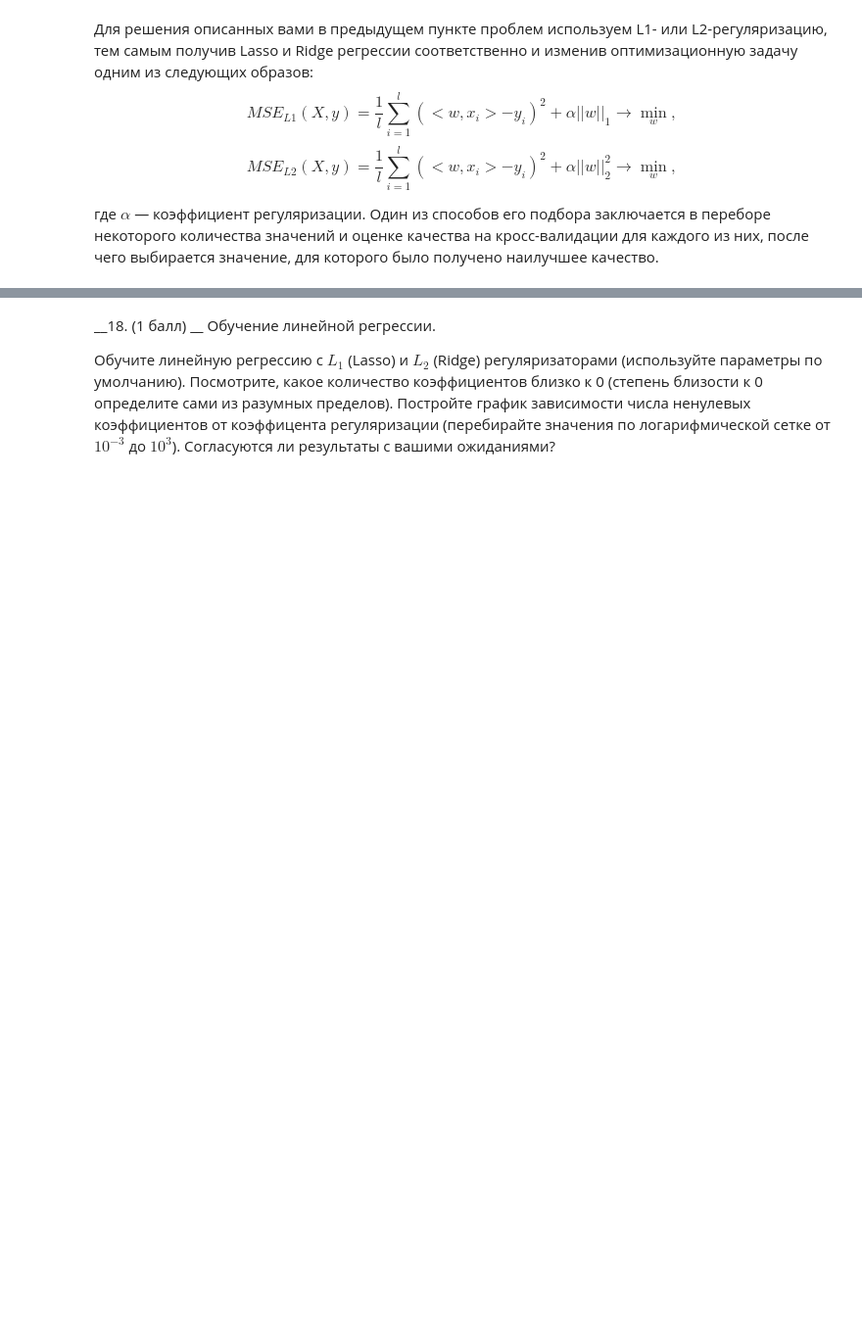
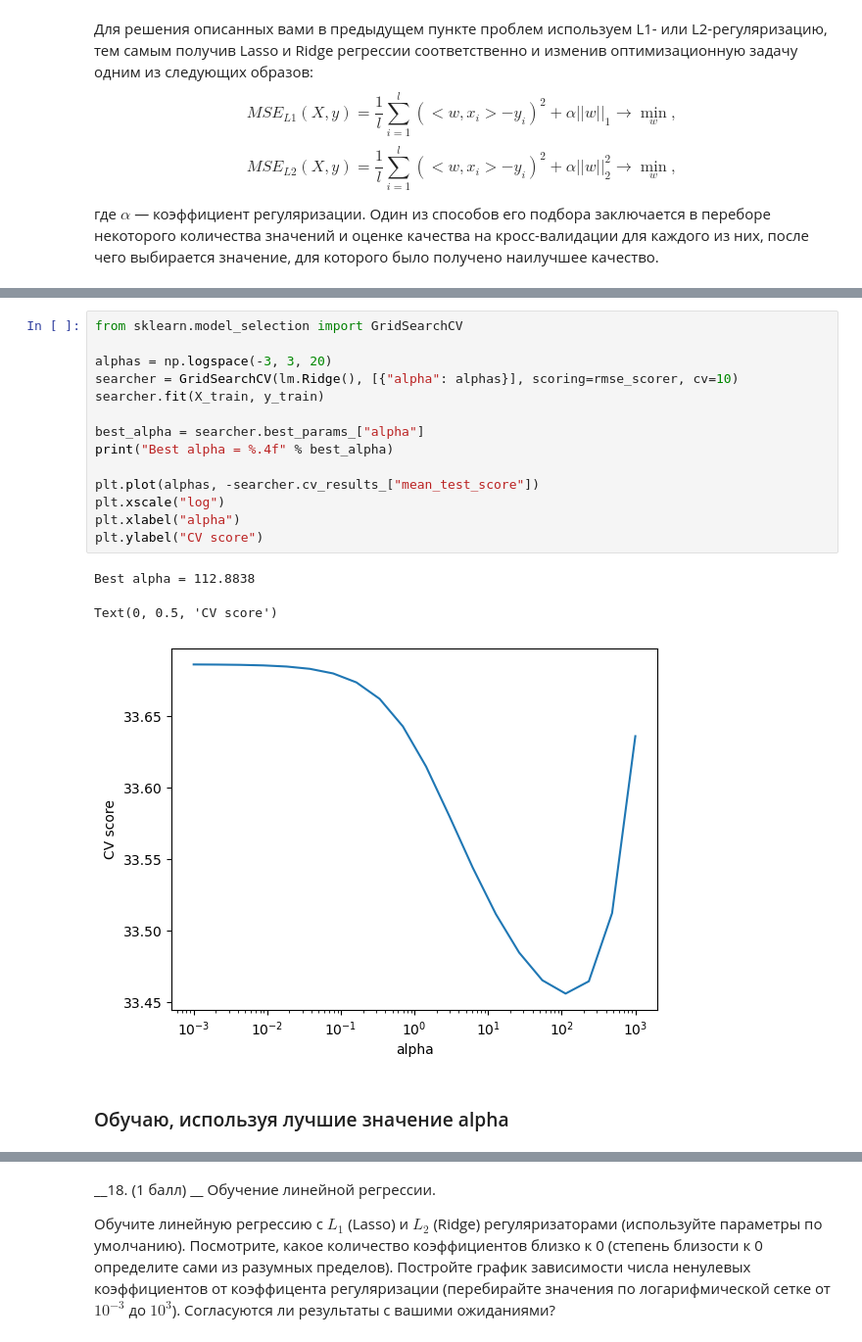
Before and after one commit to maksosKulikov/MachineLearning2023, a Jupyter notebook: homework2/homework-practice-02-linregr.ipynb, the cells around one changed output, grey strips where cells are left out. Shown at 98% size. Drawn from its saved outputs; the diff is of its cells as text; blank space fills up the shorter version.

```diff
--- a/homework2/homework-practice-02-linregr.ipynb
+++ b/homework2/homework-practice-02-linregr.ipynb
@@ -691 +728,21 @@ $$MSE_{L2}(X, y) = \frac{1}{l} \sum_{i=1}^l (<w, x_i> - y_i)^2 + \alpha ||w||_2^
+# %%
+from sklearn.model_selection import GridSearchCV
+
+alphas = np.logspace(-3, 3, 20)
+searcher = GridSearchCV(lm.Ridge(), [{"alpha": alphas}], scoring=rmse_scorer, cv=10)
+searcher.fit(X_train, y_train)
+
+best_alpha = searcher.best_params_["alpha"]
+print("Best alpha = %.4f" % best_alpha)
+
+plt.plot(alphas, -searcher.cv_results_["mean_test_score"])
+plt.xscale("log")
+plt.xlabel("alpha")
+plt.ylabel("CV score")
+# %% [output]
+Best alpha = 112.8838
+Text(0, 0.5, 'CV score')
+[figure, added]
+# %% [markdown]
+### Обучаю, используя лучшие значение alpha
 # %%
```
Also changed, not shown: parts of 35 cells of this notebook.
